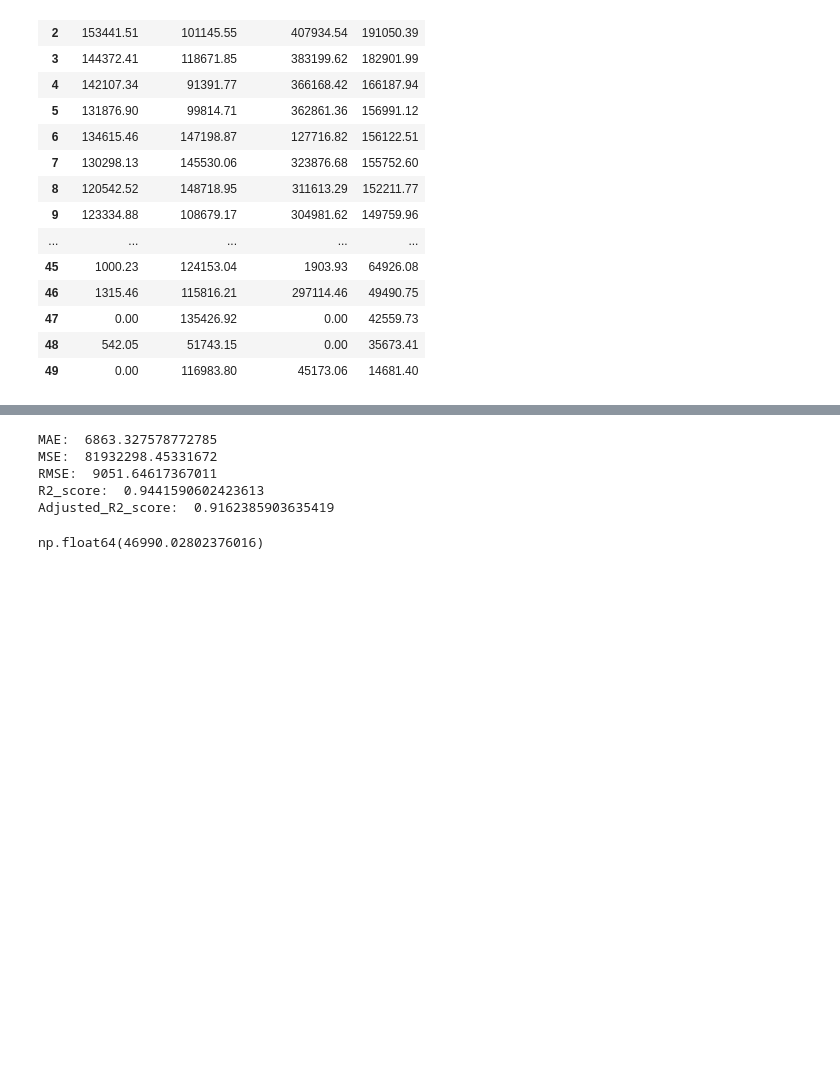
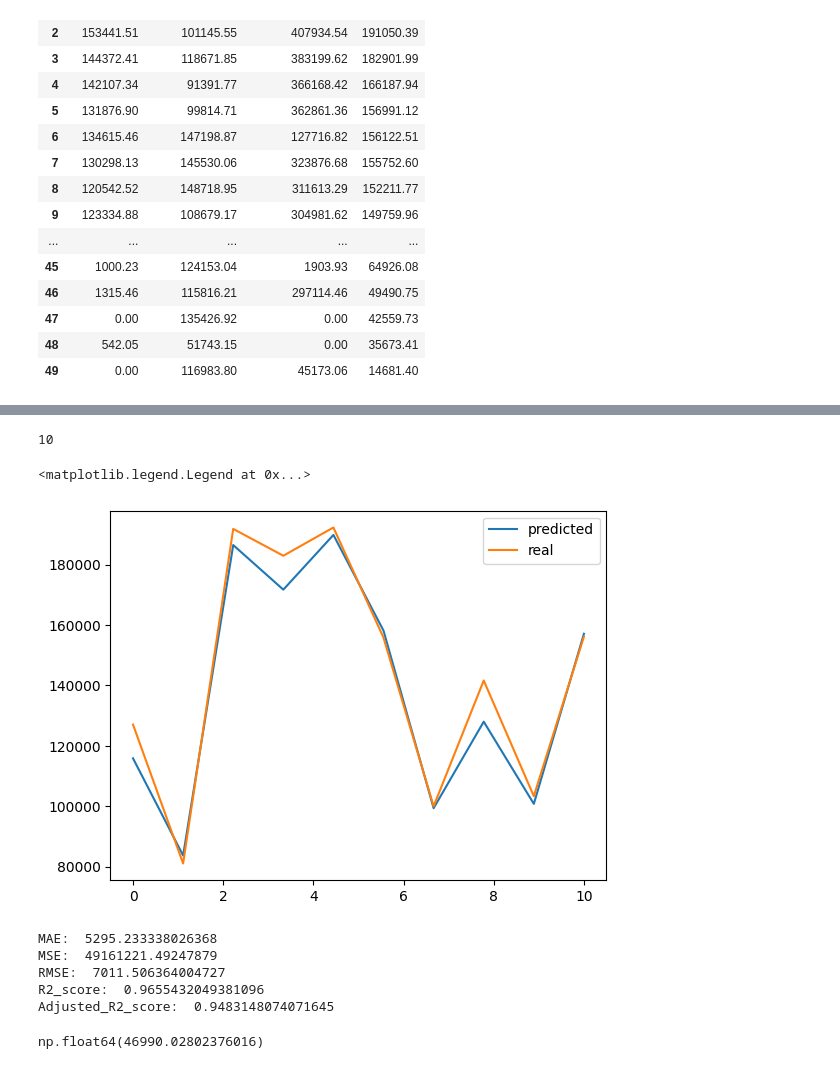
Before and after one commit to Frenz86/IFTS25, a Jupyter notebook: Less08/03Error_regression_savemodel.ipynb, the cells around one changed output, grey strips where cells are left out. Cells and saved outputs as stored; diff of their text form; code cells hidden in the pictures; blank space fills up the shorter version.

```diff
--- a/Less08/03Error_regression_savemodel.ipynb
+++ b/Less08/03Error_regression_savemodel.ipynb
@@ -247,12 +290,13 @@ df
 # %%
-## 1 - Declare Features and target
-X = df.drop(columns='Profit') # tutto tranne 'Profit'
-y = df['Profit'] #Target
+#step1
+X = df[['R&D Spend', 'Administration', 'Marketing Spend']] # df.drop(columns=['Profit])
+y = df['Profit']
 # %%
-## 2 -suddividere il problema in Training e Test
+#step2
 from sklearn.model_selection import train_test_split
-X_train, X_test, y_train, y_test = train_test_split(X, y,
-                                                    test_size = 0.2,
-                                                    random_state = 667
+
+X_train, X_test, y_train, y_test = train_test_split(X,y,
+                                                    test_size=0.2,
+                                                    random_state=34,
                                                     )
 # %%
@@ -277,3 +342,21 @@ y_pred = model.predict(X_test) #on Test set
+# %%
+l = y_test.shape[0]
+l
+# %% [output]
+10
+# %%
+import numpy as np
+
+x_ = np.linspace(0,l,l)
+# %%
+import matplotlib.pyplot as plt
+
+plt.plot(x_,y_pred,label='predicted')
+plt.plot(x_,y_test,label='real')
+plt.legend()
+# %% [output]
+<matplotlib.legend.Legend at 0x...>
+[figure, added]
 # %%
 ## 5 -  Misurare l'errore del mio modello
 from sklearn.metrics import r2_score, mean_absolute_error, mean_squared_error,root_mean_squared_error
@@ -290,11 +373,11 @@ print('RMSE: ', rmse)
 print('R2_score: ', r2score)
 print('Adjusted_R2_score: ', ad_r2score)
 # %% [output]
-MAE:  6863.327578772785
-MSE:  81932298.45331672
-RMSE:  9051.64617367011
-R2_score:  0.9441590602423613
-Adjusted_R2_score:  0.9162385903635419
+MAE:  5295.233338026368
+MSE:  49161221.49247879
+RMSE:  7011.506364004727
+R2_score:  0.9655432049381096
+Adjusted_R2_score:  0.9483148074071645
 # %%
 model.predict([[324,34,56]])[0]
 # %% [output]
```
Also changed, not shown: parts of 13 cells of this notebook.
